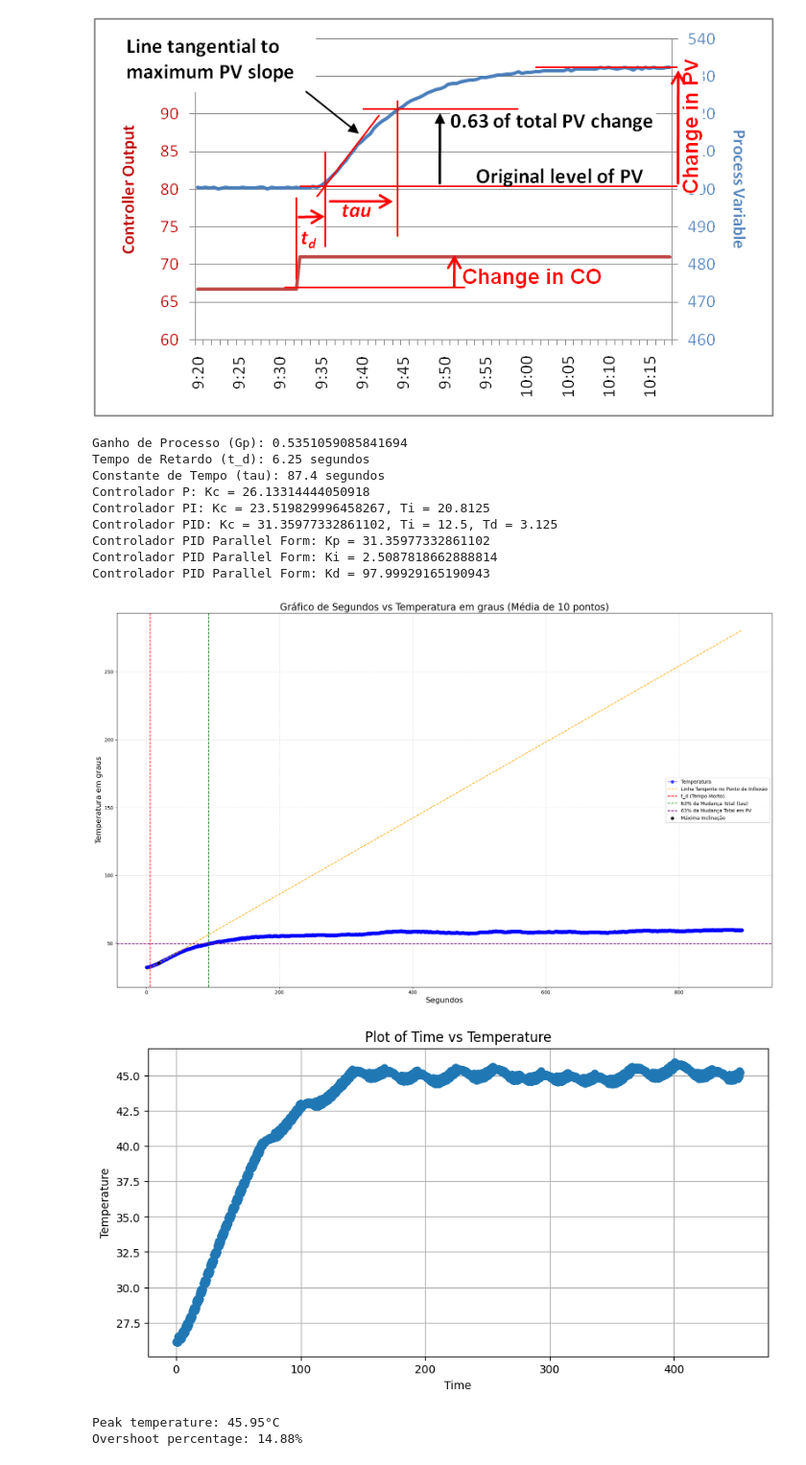
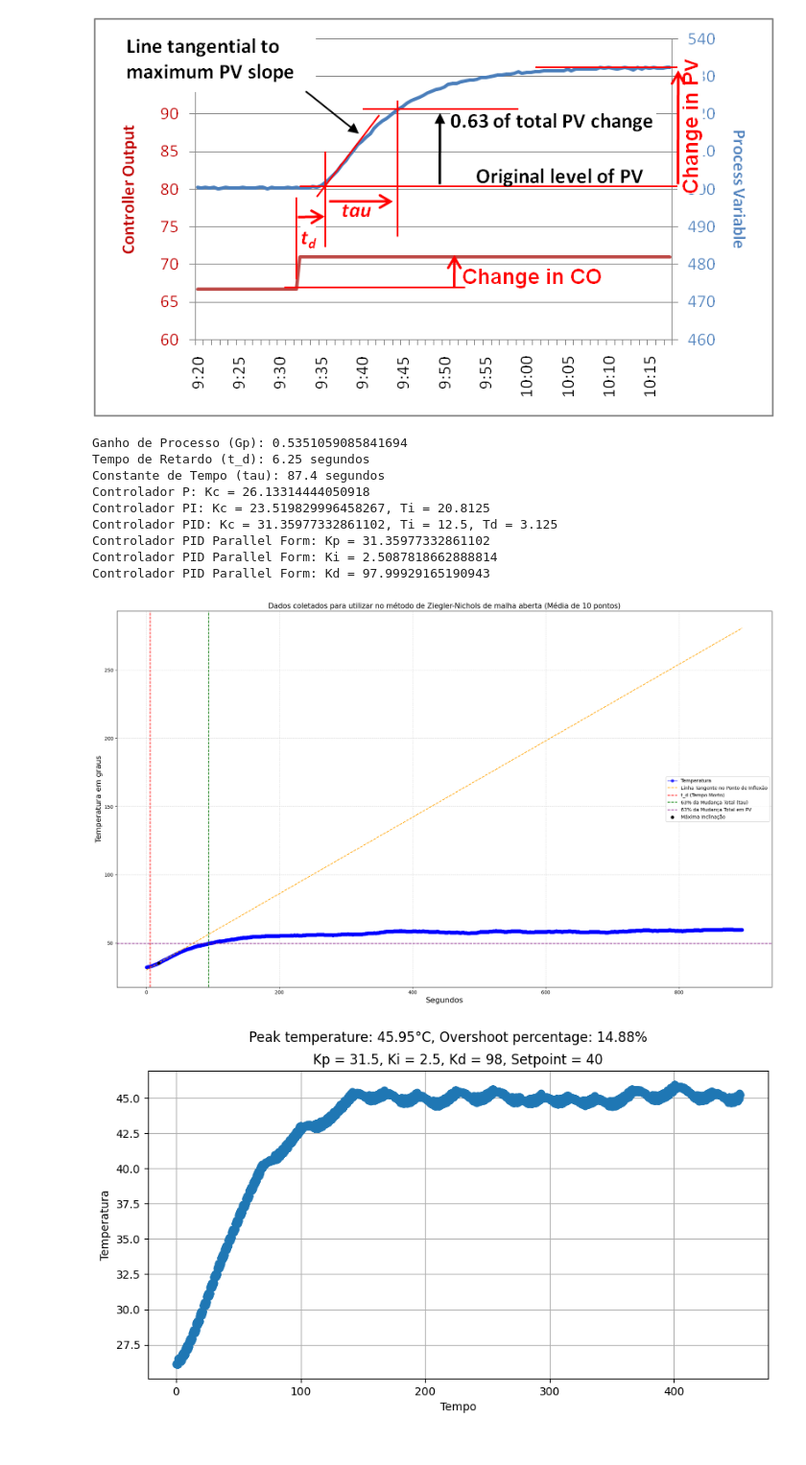
Before and after one commit to eduardobonfim98/ES670-2024-GrupoA2, a Jupyter notebook: jupyterNotebookForPlottingData/plottingData.ipynb, the cells around one changed output. Shown: that part at 96% size. Saved outputs shown, nothing was run; the diff lists cells and outputs as text; code cells hidden in the pictures.

```diff
--- a/jupyterNotebookForPlottingData/plottingData.ipynb
+++ b/jupyterNotebookForPlottingData/plottingData.ipynb
@@ -172,7 +172,7 @@ plt.axvline(x=t_d, color='r', linestyle='--', label='t_d (Tempo Morto)')
 plt.axvline(x=tau_time, color='g', linestyle='--', label='63% da Mudança Total (tau)')
 plt.axhline(y=PV_63_percent, color='purple', linestyle='--', label='63% da Mudança Total em PV')
 plt.scatter(max_slope_time, max_slope_temp, color='black', label='Máxima Inclinação', zorder=5)
-plt.title('Gráfico de Segundos vs Temperatura em graus (Média de 10 pontos)', fontsize=20)
+plt.title('Dados coletados para utilizar no método de Ziegler-Nichols de malha aberta (Média de 10 pontos)', fontsize=15)
 plt.xlabel('Segundos', fontsize=16)
 plt.ylabel('Temperatura em graus', fontsize=16)
 plt.grid(True, linestyle='--', alpha=0.5)
@@ -189,57 +189,53 @@ Controlador PID: Kc = 31.35977332861102, Ti = 12.5, Td = 3.125
 Controlador PID Parallel Form: Kp = 31.35977332861102
 Controlador PID Parallel Form: Ki = 2.5087818662888814
 Controlador PID Parallel Form: Kd = 97.99929165190943
-[figure, old version]
+[figure, new version]
 # %%
 #Apos conversar com  o professor resolvi rodar novamente os testes
 # %%
 #31.5-2.5-98-40
 #original
 
-# Caminho do arquivo CSV
 file_path = '/Users/eduardosiqueirabonfim/Documents/Unicamp/Embarcados/ES670-2024-GrupoA2/jupyterNotebookForPlottingData/07-06 Data/31.5-2.5-98-40.csv'
 
 # Le o arquivo e pula linhas irregulares
 data = []
 with open(file_path, 'r') as file:
     for line in file:
         if 't:' in line and 'T:' in line:
             parts = line.split(',')
             t_value = float(parts[0].split(':')[1].strip())
             T_value = float(parts[1].split(':')[1].strip())
             data.append((t_value, T_value))
 
 # Converta a lista de tuplas em um DataFrame
 df = pd.DataFrame(data, columns=['Time', 'Temperature'])
 
-# Plotting Time versus Temperature
-plt.figure(figsize=(10, 5))
-plt.plot(df['Time'], df['Temperature'], marker='o', linestyle='-', linewidth=0.5)
-plt.xlabel('Time')
-plt.ylabel('Temperature')
-plt.title('Plot of Time vs Temperature')
-plt.grid(True)
-plt.show()
 #Overshoot
 
 # Achar a temperatura maxima
 peak_temperature = df['Temperature'].max()
 
 # Setpoint
 steady_state_temp = 40
 
 # Calculate the overshoot percentage
 if steady_state_temp != 0:  # Avoid division by zero
     overshoot_percentage = ((peak_temperature - steady_state_temp) / steady_state_temp) * 100
 else:
     overshoot_percentage = float('nan')  # Set overshoot to NaN if steady-state is zero
 
-print(f"Peak temperature: {peak_temperature}°C")
-print(f"Overshoot percentage: {overshoot_percentage:.2f}%" if not np.isnan(overshoot_percentage) else "Overshoot calculation not possible (steady-state temperature is zero)")
+# Plotting Time versus Temperature
+plt.figure(figsize=(10, 5))
+plt.plot(df['Time'], df['Temperature'], marker='o', linestyle='-', linewidth=0.5)
+plt.xlabel('Tempo')
+plt.ylabel('Temperatura')
+plt.title('Kp = 31.5, Ki = 2.5, Kd = 98, Setpoint = 40')
+plt.suptitle(f"Peak temperature: {peak_temperature}°C, " f"Overshoot percentage: {overshoot_percentage:.2f}%")
+plt.grid(True)
+plt.show()
 # %% [output]
-[figure, old version]
+[figure, new version]
-Peak temperature: 45.95°C
-Overshoot percentage: 14.88%
 # %%
 #32-10-98-40
 #Aumentando Ki porque o erro estacionario estava alto
```
Also changed, not shown: parts of 9 cells of this notebook.
